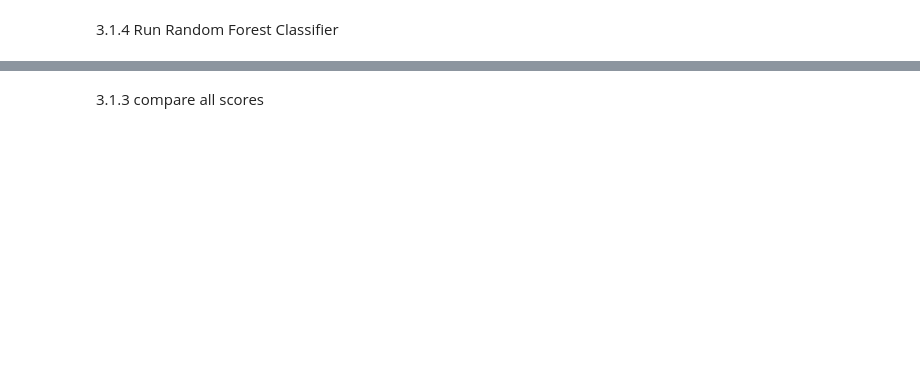
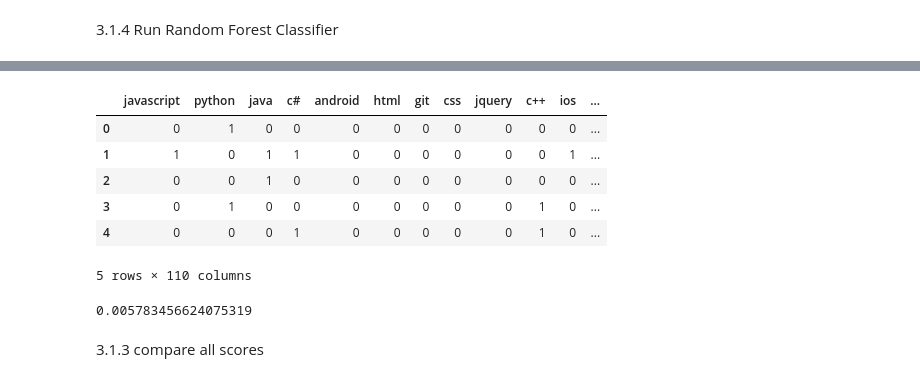
Before and after one commit to opsabarsec/NLP-automatic-tagging-stackoverflow-posts, a Jupyter notebook: notebooks/Stackoverflowtags-Part2.ipynb, the cells around one changed output, grey strips where cells are left out. Cells and saved outputs as stored; diff of their text form; code cells hidden in the pictures; blank space fills up the shorter version.

```diff
--- a/notebooks/Stackoverflowtags-Part2.ipynb
+++ b/notebooks/Stackoverflowtags-Part2.ipynb
@@ -711,3 +756,17 @@ The process took: 0hour:1min:19sec
+# %%
+y_pred_RF.head()
+# %% [output]
+|  | javascript | python | java | c# | android | html | git | css | jquery | c++ | ios | ... |
+| 0 | 0 | 1 | 0 | 0 | 0 | 0 | 0 | 0 | 0 | 0 | 0 | ... |
+| 1 | 1 | 0 | 1 | 1 | 0 | 0 | 0 | 0 | 0 | 0 | 1 | ... |
+| 2 | 0 | 0 | 1 | 0 | 0 | 0 | 0 | 0 | 0 | 0 | 0 | ... |
+| 3 | 0 | 1 | 0 | 0 | 0 | 0 | 0 | 0 | 0 | 1 | 0 | ... |
+| 4 | 0 | 0 | 0 | 1 | 0 | 0 | 0 | 0 | 0 | 1 | 0 | ... |
+5 rows × 110 columns
+# %%
+print(accuracy_score(y_test_bin, y_pred_RF))
+# %% [output]
+0.005783456624075319
 # %%
 classifiers_jaccard_scores.append(jaccard_score(y_test_bin, y_pred_RF, average='weighted'))
 classifiers_hamming_losses.append((hamming_loss(y_pred_RF, y_test_bin)))
```
Also changed, not shown: parts of 30 cells of this notebook.
